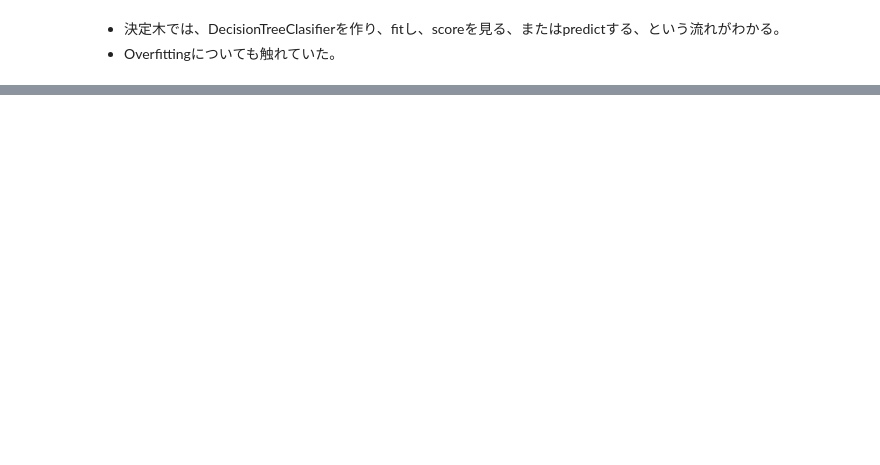
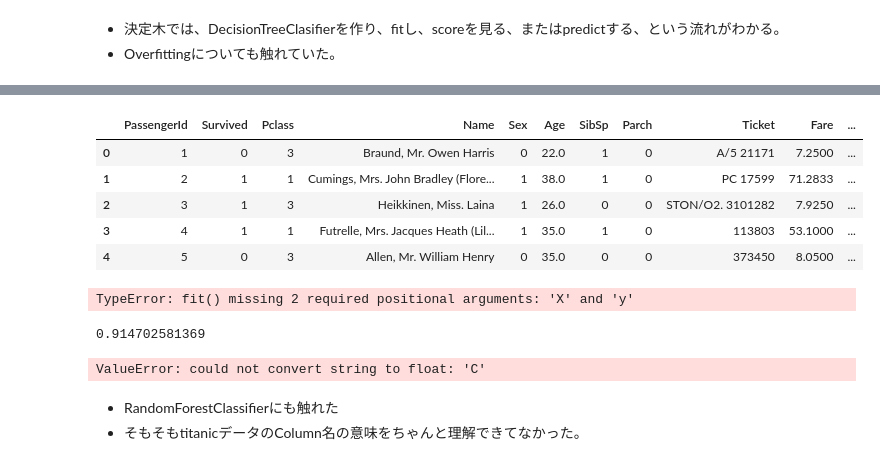
Before and after one commit to takitsuba/titanic, a Jupyter notebook: datacamp.ipynb, the cells around one changed output, grey strips where cells are left out. Saved outputs shown, nothing was run; the diff lists cells and outputs as text; code cells hidden in the pictures; blank space fills up the shorter version.

Commit message:
add random_forest

```diff
--- a/datacamp.ipynb
+++ b/datacamp.ipynb
@@ -345,0 +370,49 @@ ValueError: Number of features of the model must match the input. Model n_featur
+# %%
+train.head()
+# %% [output]
+|  | PassengerId | Survived | Pclass | Name | Sex | Age | SibSp | Parch | Ticket | Fare | ... |
+| 0 | 1 | 0 | 3 | Braund, Mr. Owen Harris | 0 | 22.0 | 1 | 0 | A/5 21171 | 7.2500 | ... |
+| 1 | 2 | 1 | 1 | Cumings, Mrs. John Bradley (Flore... | 1 | 38.0 | 1 | 0 | PC 17599 | 71.2833 | ... |
+| 2 | 3 | 1 | 3 | Heikkinen, Miss. Laina | 1 | 26.0 | 0 | 0 | STON/O2. 3101282 | 7.9250 | ... |
+| 3 | 4 | 1 | 1 | Futrelle, Mrs. Jacques Heath (Lil... | 1 | 35.0 | 1 | 0 | 113803 | 53.1000 | ... |
+| 4 | 5 | 0 | 3 | Allen, Mr. William Henry | 0 | 35.0 | 0 | 0 | 373450 | 8.0500 | ... |
+# %%
+# Create train_two with the newly defined feature
+train_two = train.copy()
+train_two["family_size"] = train_two.SibSp + train_two.Parch + 1
+
+# Create a new feature set and add the new feature
+features_three = train_two[["Pclass", "Sex", "Age", "Fare", "SibSp", "Parch", "family_size"]].values
+
+# Define the tree classifier, then fit the model
+my_tree_three = tree.DecisionTreeClassifier()
+my_tree_three = my_tree_three.fit(features_three,target)
+
+# Print the score of this decision tree
+print(my_tree_three.score(features_three, target))
+# %% [output]
+TypeError: fit() missing 2 required positional arguments: 'X' and 'y'
+# %%
+# Import the `RandomForestClassifier`
+from sklearn.ensemble import RandomForestClassifier
+
+# We want the Pclass, Age, Sex, Fare,SibSp, Parch, and Embarked variables
+features_forest = train[["Pclass", "Age", "Sex", "Fare", "SibSp", "Parch", "Embarked"]].values
+
+# Building and fitting my_forest
+forest = RandomForestClassifier(max_depth = 10, min_samples_split=2, n_estimators = 100, random_state = 1)
+my_forest = forest.fit(features_forest, target)
+
+# Print the score of the fitted random forest
+print(my_forest.score(features_forest, target))
+
+# Compute predictions on our test set features then print the length of the prediction vector
+test_features = test[["Pclass", "Age", "Sex", "Fare", "SibSp", "Parch", "Embarked"]].values
+pred_forest = my_forest.predict(test_features)
+print(len(pred_forest))
+# %% [output]
+0.914702581369
+ValueError: could not convert string to float: 'C'
+# %% [markdown]
+* RandomForestClassifierにも触れた
+* そもそもtitanicデータのColumn名の意味をちゃんと理解できてなかった。
```
Also changed, not shown: parts of 5 cells of this notebook.
